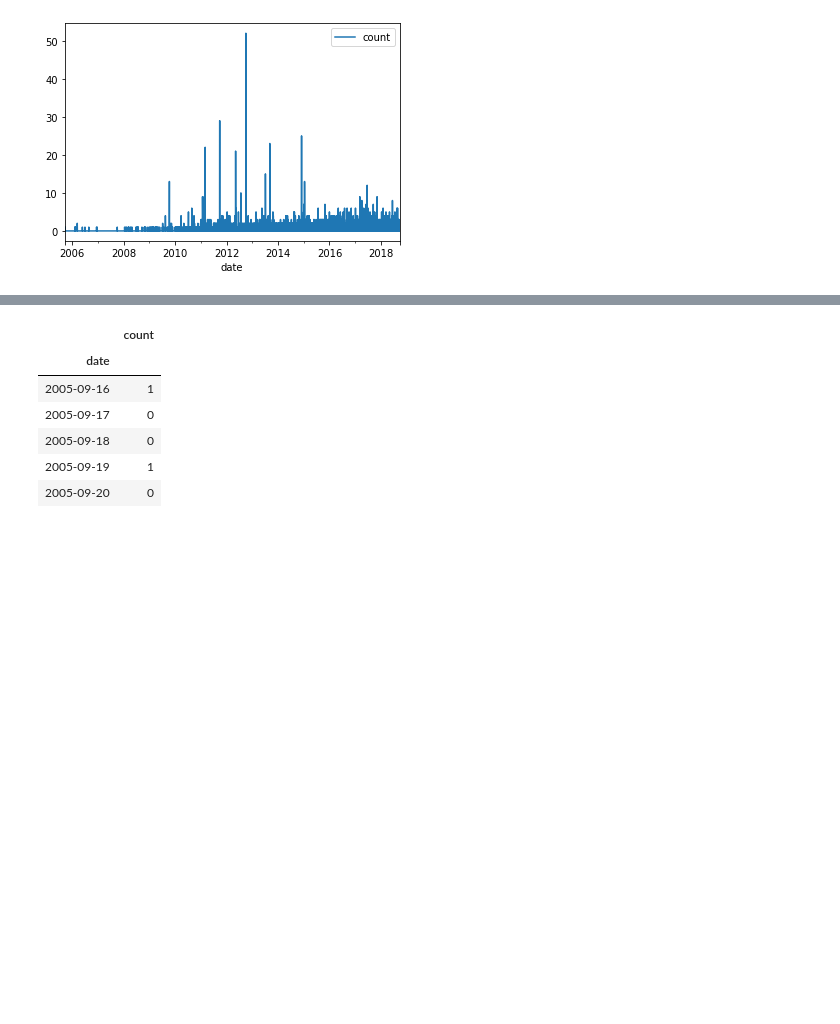
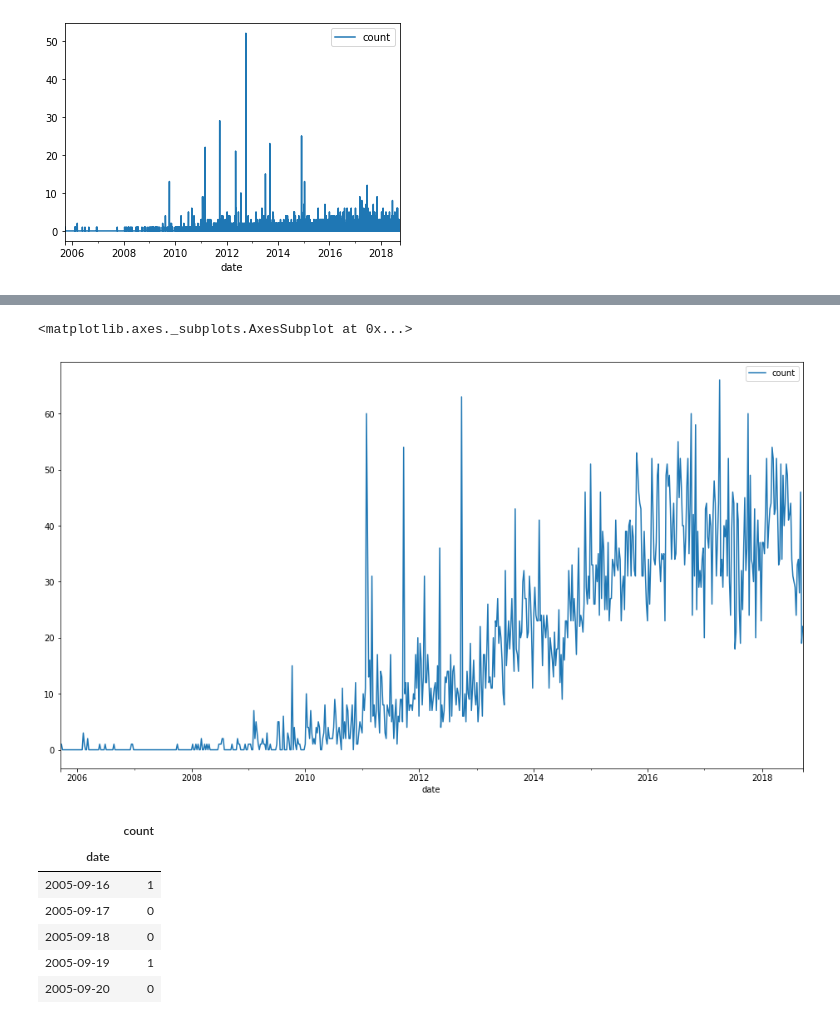
Before and after one commit to UNCG-CSE/Open_Source_Vul_Metrics, a Jupyter notebook: src/3k-python/releases.ipynb, the cells around one changed output, grey strips where cells are left out. Saved outputs shown, nothing was run; the diff lists cells and outputs as text; code cells hidden in the pictures; blank space fills up the shorter version.

Commit message:
Exploring more vulnerability vs release

```diff
--- a/src/3k-python/releases.ipynb
+++ b/src/3k-python/releases.ipynb
@@ -82,3 +82,9 @@ r_d.plot()
+# %%
+r_w = releases_resample('w')
+r_w.plot()
+# %% [output]
+<matplotlib.axes._subplots.AxesSubplot at 0x...>
+[figure, added]
 # %%
 r_d.head()
 # %% [output]
```
Also changed, not shown: parts of 11 cells of this notebook.
